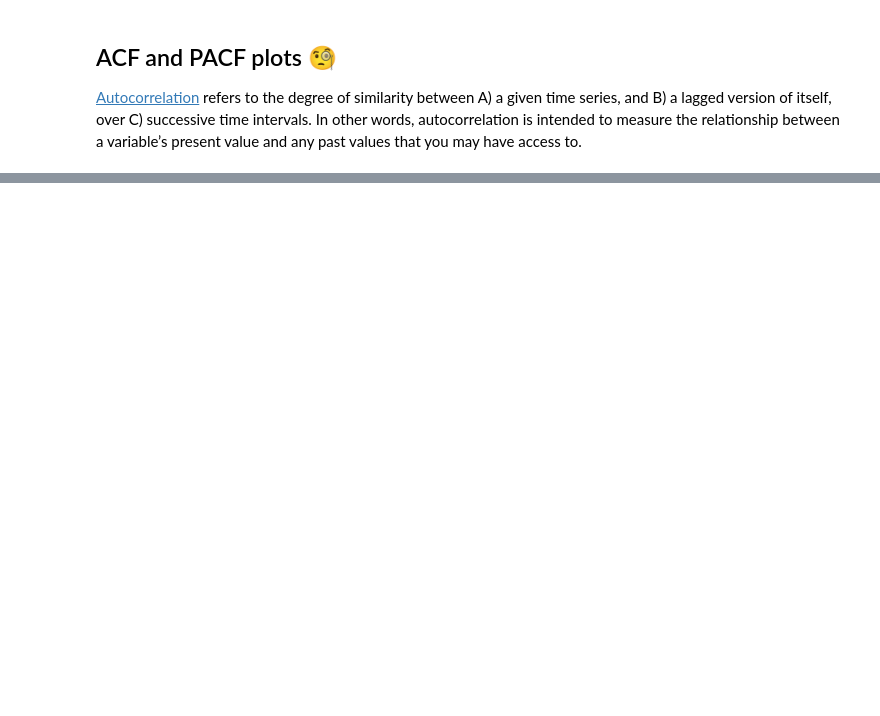
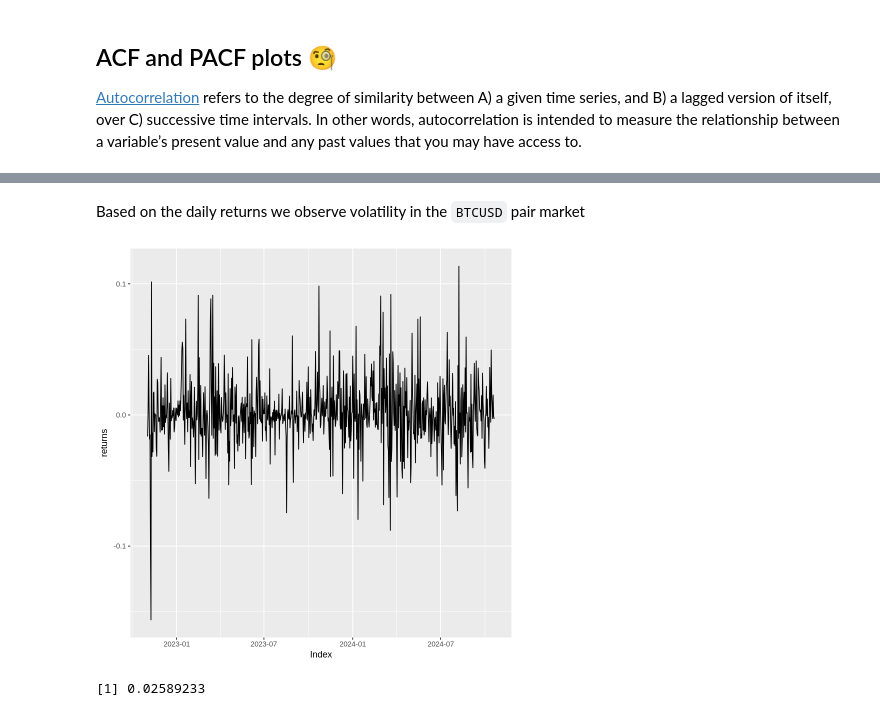
Before and after one commit to Rhino-byte/Time-Series-, a Jupyter notebook: Cryptocurrency_Analysis_In_R.ipynb, the cells around one changed output, grey strips where cells are left out. Saved outputs shown, nothing was run; the diff lists cells and outputs as text; code cells hidden in the pictures; blank space fills up the shorter version.

```diff
--- a/Cryptocurrency_Analysis_In_R.ipynb
+++ b/Cryptocurrency_Analysis_In_R.ipynb
@@ -219,0 +250,14 @@ ggtsdisplay(returns^2,main='Returns_squared')
+# %% [markdown]
+Based on the daily returns we observe volatility in the `BTCUSD` pair market
+# %%
+# Investigating volatility
+autoplot(returns)
+# High volatility present in the time series data
+# %% [output]
+[figure, added]
+# %%
+# let's compute the annualized standard devi
+sd(returns)
+# let's compute
+# %% [output]
+[1] 0.02589233
```
Also changed, not shown: parts of 19 cells of this notebook.
